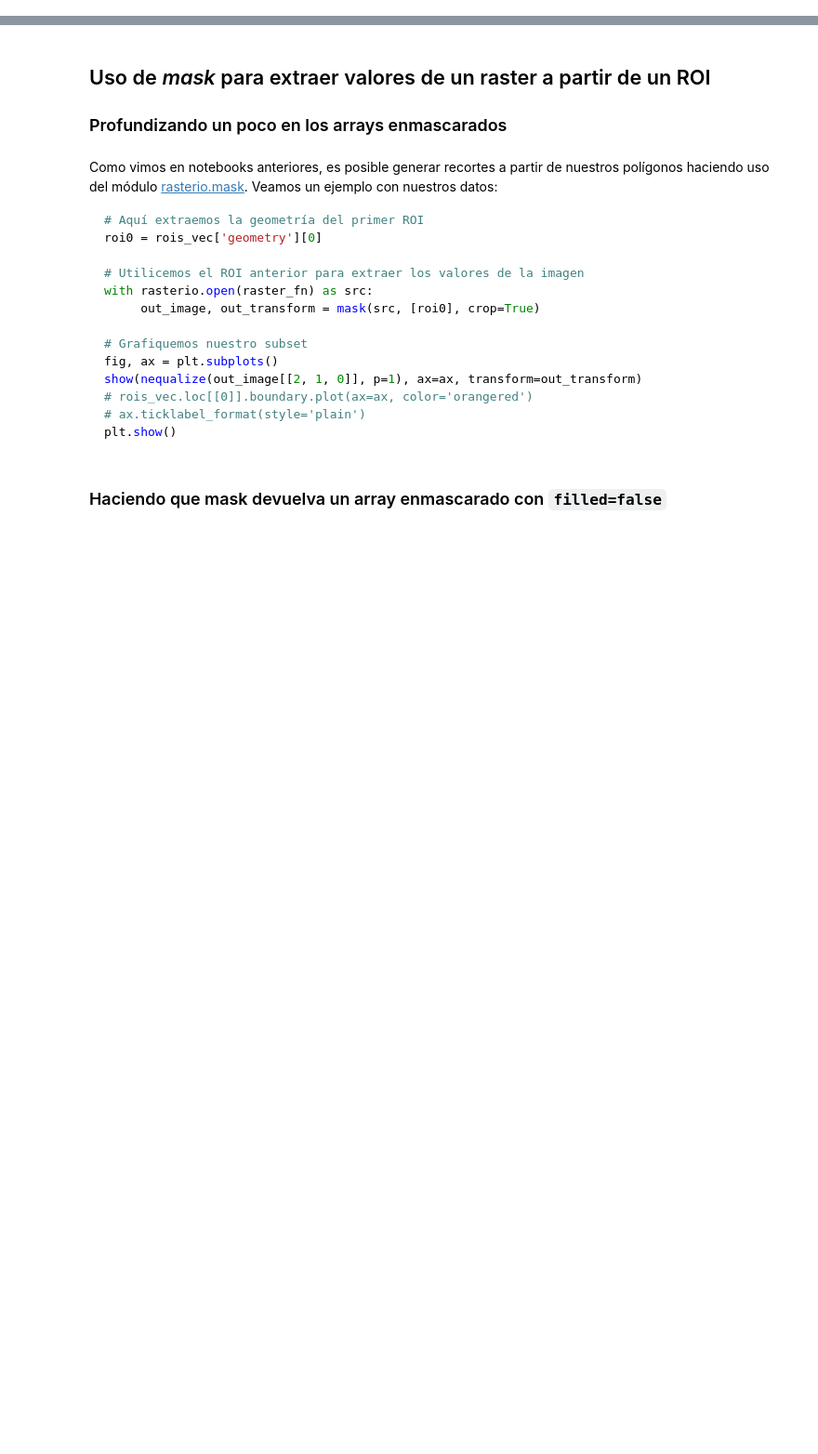
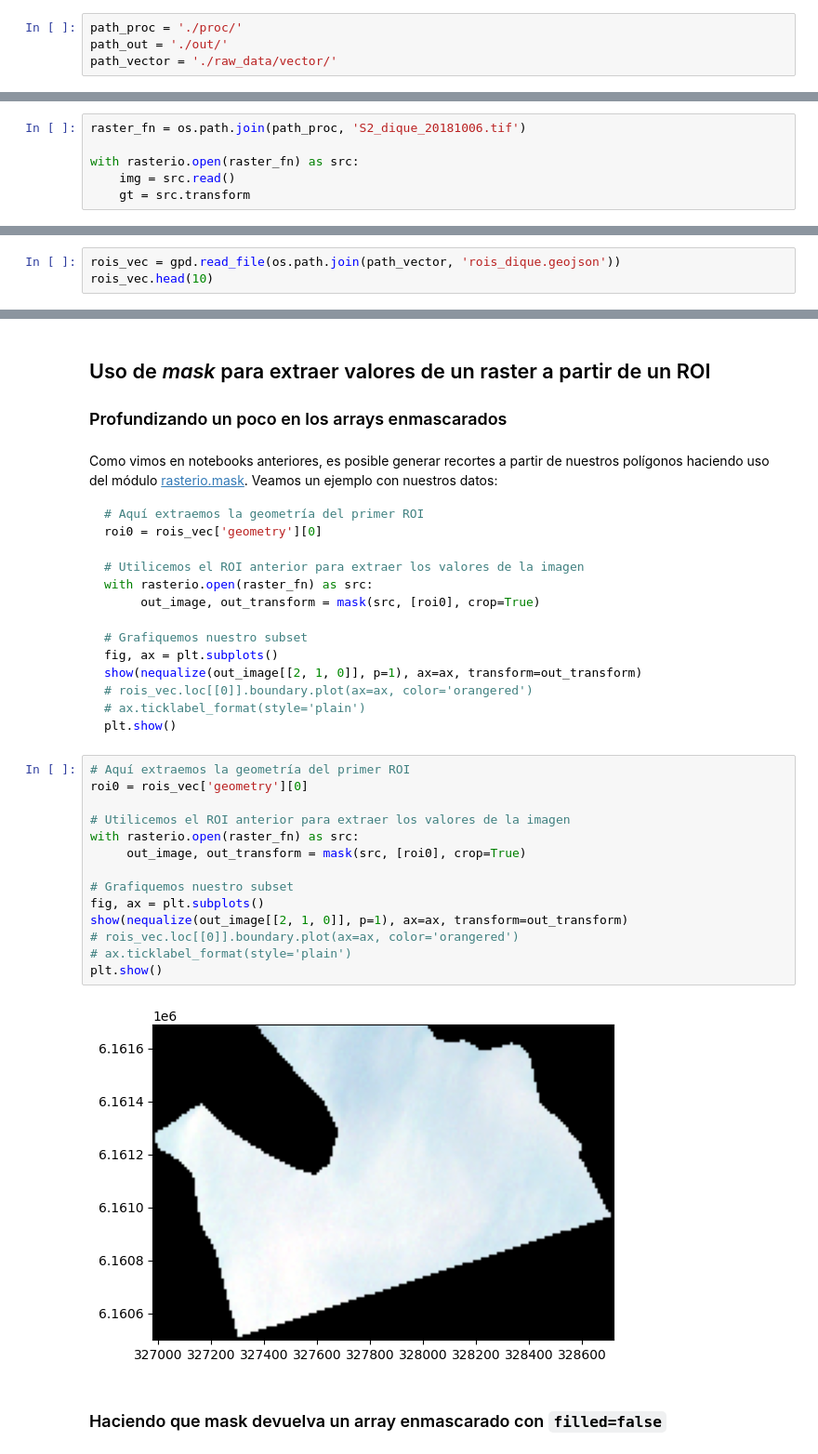
Before and after one commit to pablonicolasr/gulich_pdis, a Jupyter notebook: Clase06c - Análisis exploratorio de datos.ipynb, the cells around one changed output, grey strips where cells are left out. Shown at 93% size. Cells and saved outputs as stored; diff of their text form; blank space fills up the shorter version.

````diff
--- a/Clase06c - Análisis exploratorio de datos.ipynb
+++ b/Clase06c - Análisis exploratorio de datos.ipynb
@@ -44,6 +61,10 @@ path_proc = '../data/proc/'
 path_out = '../data/out/'
 path_vector = '../data/raw_data/vector/'
 ```
+# %%
+path_proc = './proc/'
+path_out = './out/'
+path_vector = './raw_data/vector/'
 # %% [markdown]
 ```python
 raster_fn = os.path.join(path_proc, 'S2_dique_20181006.tif')
@@ -53,8 +74,17 @@ with rasterio.open(raster_fn) as src:
     gt = src.transform
 
 ```
+# %%
+raster_fn = os.path.join(path_proc, 'S2_dique_20181006.tif')
+
+with rasterio.open(raster_fn) as src:
+    img = src.read()
+    gt = src.transform
 # %% [markdown]
 ```python
 rois_vec = gpd.read_file(os.path.join(path_vector, 'rois_dique.geojson'))
 rois_vec.head(10)
 ```
+# %%
+rois_vec = gpd.read_file(os.path.join(path_vector, 'rois_dique.geojson'))
+rois_vec.head(10)
@@ -79,6 +121,22 @@ show(nequalize(out_image[[2, 1, 0]], p=1), ax=ax, transform=out_transform)
 # ax.ticklabel_format(style='plain')
 plt.show()
 ```
+# %%
+# Aquí extraemos la geometría del primer ROI
+roi0 = rois_vec['geometry'][0]
+
+# Utilicemos el ROI anterior para extraer los valores de la imagen
+with rasterio.open(raster_fn) as src:
+     out_image, out_transform = mask(src, [roi0], crop=True)
+
+# Grafiquemos nuestro subset
+fig, ax = plt.subplots()
+show(nequalize(out_image[[2, 1, 0]], p=1), ax=ax, transform=out_transform)
+# rois_vec.loc[[0]].boundary.plot(ax=ax, color='orangered')
+# ax.ticklabel_format(style='plain')
+plt.show()
+# %% [output]
+[figure, added]
 # %% [markdown]
 ### Haciendo que mask devuelva un array enmascarado con `filled=false`
 # %% [markdown]
````
Also changed, not shown: parts of 59 cells of this notebook.
